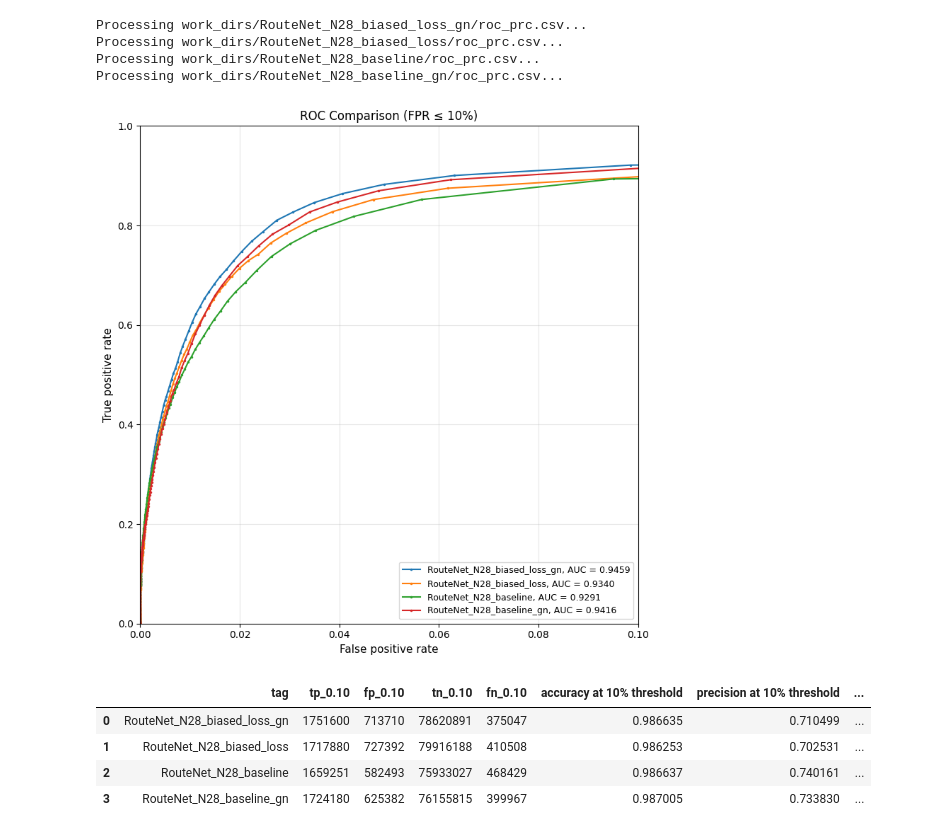
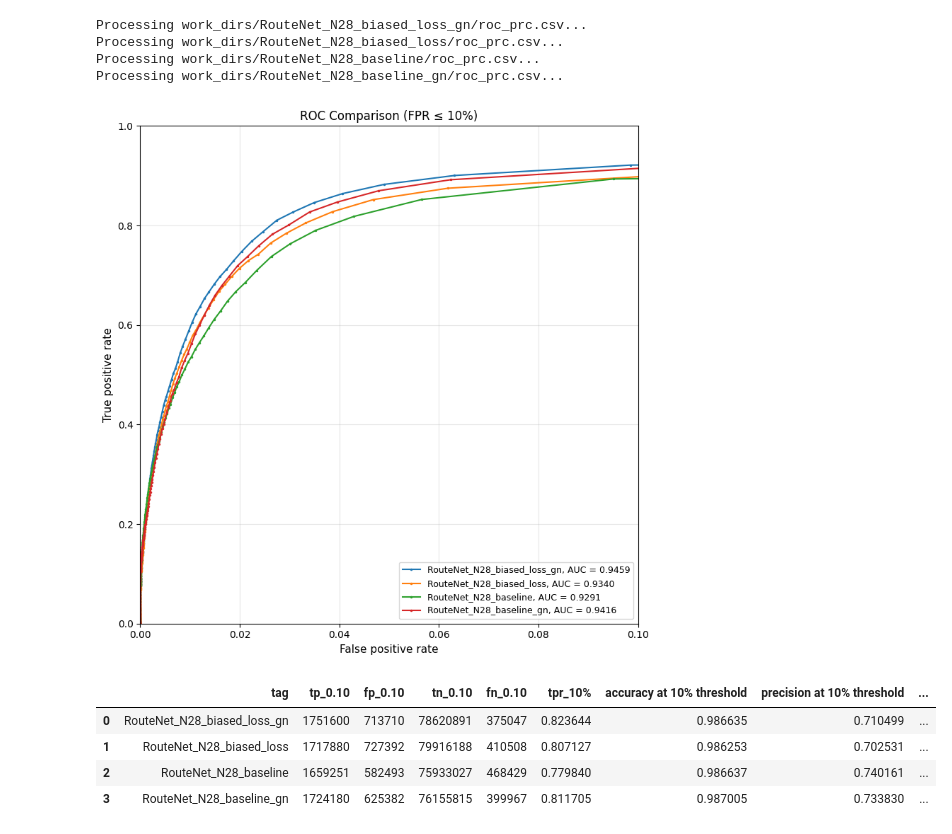
Before and after one commit to beppSpedicato/CircuitNet, a Jupyter notebook: drc_prediction/test.ipynb, the cells around one changed output. Cells and saved outputs as stored; diff of their text form; code cells hidden in the pictures.

Commit message:
Update execution counts and add TPR metric to results tables in experiment notebooks

```diff
--- a/drc_prediction/test.ipynb
+++ b/drc_prediction/test.ipynb
@@ -33,6 +33,7 @@ for csv_file in csv_files:
     m_result['fp_0.10'] = df_filtered['fp'].sum()
     m_result['tn_0.10'] = df_filtered['tn'].sum()
     m_result['fn_0.10'] = df_filtered['fn'].sum()
+    m_result['tpr_10%'] = m_result['tp_0.10'] / (m_result['tp_0.10'] + m_result['fn_0.10'])
     m_result['accuracy at 10% threshold'] = (m_result['tp_0.10'] + m_result['tn_0.10']) / (m_result['tp_0.10'] + m_result['tn_0.10'] + m_result['fp_0.10'] + m_result['fn_0.10'])
     m_result['precision at 10% threshold'] = m_result['tp_0.10'] / (m_result['tp_0.10'] + m_result['fp_0.10'])
     m_result['recall at 10% threshold'] = m_result['tp_0.10'] / (m_result['tp_0.10'] + m_result['fn_0.10'])
@@ -89,36 +90,36 @@ def partial_auc(fpr, tpr, fpr_max):
 fig, ax = plt.subplots(figsize=(8, 8))
 
 for curve in roc_curves:
     pauc = partial_auc(curve['fpr'], curve['tpr'], FPR_MAX)
     ax.plot(curve['fpr'], curve['tpr'], marker=".", markersize=3,
             label=f"{curve['tag']}, AUC = {curve['auc']:.4f}")
 
 ax.set_xlabel("False positive rate", fontsize=11)
 ax.set_ylabel("True positive rate", fontsize=11)
 ax.set_title(f"ROC Comparison (FPR ≤ {FPR_MAX:.0%})", fontsize=12)
 ax.set_xlim(0, FPR_MAX)
 ax.set_ylim(0, 1)
 ax.set_box_aspect(1)
 ax.grid(alpha=0.3)
 ax.legend(loc="lower right", fontsize=9)
 plt.tight_layout()
 plt.show()
 
 # Display results table
 display(pd.DataFrame(result, columns=[
     "tag",
-    "tp_0.10", "fp_0.10", "tn_0.10", "fn_0.10",
+    "tp_0.10", "fp_0.10", "tn_0.10", "fn_0.10", "tpr_10%",
     "accuracy at 10% threshold", "precision at 10% threshold", "recall at 10% threshold", "f1 at 10% threshold",
     "tp", "fp", "tn", "fn", "accuracy", "auc"
 ]))
 # %% [output]
 Processing work_dirs/RouteNet_N28_biased_loss_gn/roc_prc.csv...
 Processing work_dirs/RouteNet_N28_biased_loss/roc_prc.csv...
 Processing work_dirs/RouteNet_N28_baseline/roc_prc.csv...
 Processing work_dirs/RouteNet_N28_baseline_gn/roc_prc.csv...
 [figure]
-|  | tag | tp_0.10 | fp_0.10 | tn_0.10 | fn_0.10 | accuracy at 10% threshold | precision at 10% threshold | ... |
-| 0 | RouteNet_N28_biased_loss_gn | 1751600 | 713710 | 78620891 | 375047 | 0.986635 | 0.710499 | ... |
-| 1 | RouteNet_N28_biased_loss | 1717880 | 727392 | 79916188 | 410508 | 0.986253 | 0.702531 | ... |
-| 2 | RouteNet_N28_baseline | 1659251 | 582493 | 75933027 | 468429 | 0.986637 | 0.740161 | ... |
-| 3 | RouteNet_N28_baseline_gn | 1724180 | 625382 | 76155815 | 399967 | 0.987005 | 0.733830 | ... |
+|  | tag | tp_0.10 | fp_0.10 | tn_0.10 | fn_0.10 | tpr_10% | accuracy at 10% threshold | precision at 10% threshold | ... |
+| 0 | RouteNet_N28_biased_loss_gn | 1751600 | 713710 | 78620891 | 375047 | 0.823644 | 0.986635 | 0.710499 | ... |
+| 1 | RouteNet_N28_biased_loss | 1717880 | 727392 | 79916188 | 410508 | 0.807127 | 0.986253 | 0.702531 | ... |
+| 2 | RouteNet_N28_baseline | 1659251 | 582493 | 75933027 | 468429 | 0.779840 | 0.986637 | 0.740161 | ... |
+| 3 | RouteNet_N28_baseline_gn | 1724180 | 625382 | 76155815 | 399967 | 0.811705 | 0.987005 | 0.733830 | ... |
```
Also changed, not shown: 1 other file.
